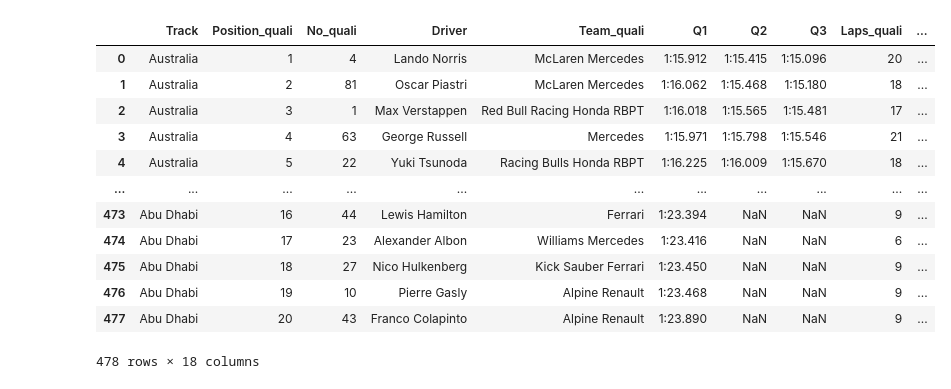
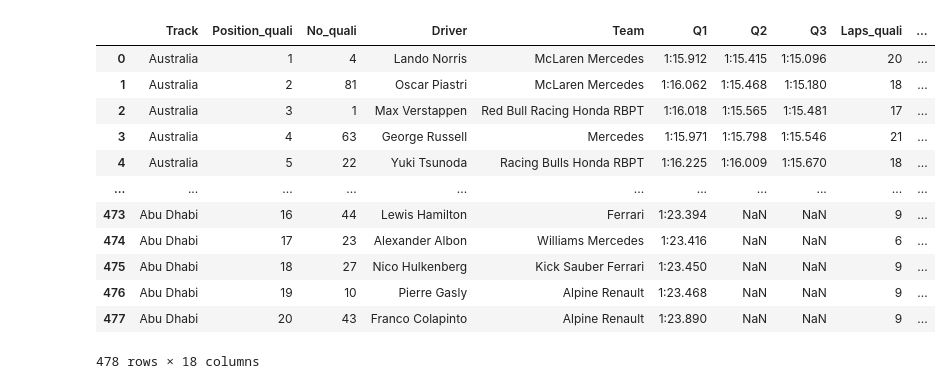
Before and after one commit to mw2304/FreeformProgramming, a Jupyter notebook: FreeFormProgrammingipynb.ipynb, the cells around one changed output. Cells and saved outputs as stored; diff of their text form; code cells hidden in the pictures.

```diff
--- a/FreeFormProgrammingipynb.ipynb
+++ b/FreeFormProgrammingipynb.ipynb
@@ -12,14 +12,19 @@ srace= pd.read_csv('Formula1_2025Season_SprintResults.csv')
 # %%
 #merge the data sets
 
 f12025 = pd.merge(quali, race, on=["Driver", "Track"], suffixes=("_quali", "_race"))
 f12025sprint = pd.merge(squali, srace, on=["Driver", "Track"], suffixes=("_squali", "_srace"))
+#rename Team_quali
+#rename team duplicates (differences in capitalisation spelling error etc)
+f12025 = f12025.rename(columns={'Team_quali': 'Team'})
+f12025['Team']=f12025['Team'].replace({'Red Bull Racing honda RBPT':'Red Bull Racing Honda RBPT','Racing Bulls honda RBPT': 'Racing Bulls Honda RBPT', 'Racing Honda RBPT':'Racing Bulls Honda RBPT', 'Racing bulls Honda RBPT': 'Racing Bulls Honda RBPT' })
 display(f12025)
 #display(f12025sprint)
 
 #keeping datasets separate for 'cleanliness', focussing on just grand prix rather than sprint races
+#changing
 # %% [output]
-|  | Track | Position_quali | No_quali | Driver | Team_quali | Q1 | Q2 | Q3 | Laps_quali | ... |
+|  | Track | Position_quali | No_quali | Driver | Team | Q1 | Q2 | Q3 | Laps_quali | ... |
 | 0 | Australia | 1 | 4 | Lando Norris | McLaren Mercedes | 1:15.912 | 1:15.415 | 1:15.096 | 20 | ... |
 | 1 | Australia | 2 | 81 | Oscar Piastri | McLaren Mercedes | 1:16.062 | 1:15.468 | 1:15.180 | 18 | ... |
 | 2 | Australia | 3 | 1 | Max Verstappen | Red Bull Racing Honda RBPT | 1:16.018 | 1:15.565 | 1:15.481 | 17 | ... |
```
Also changed, not shown: parts of 6 cells of this notebook.
